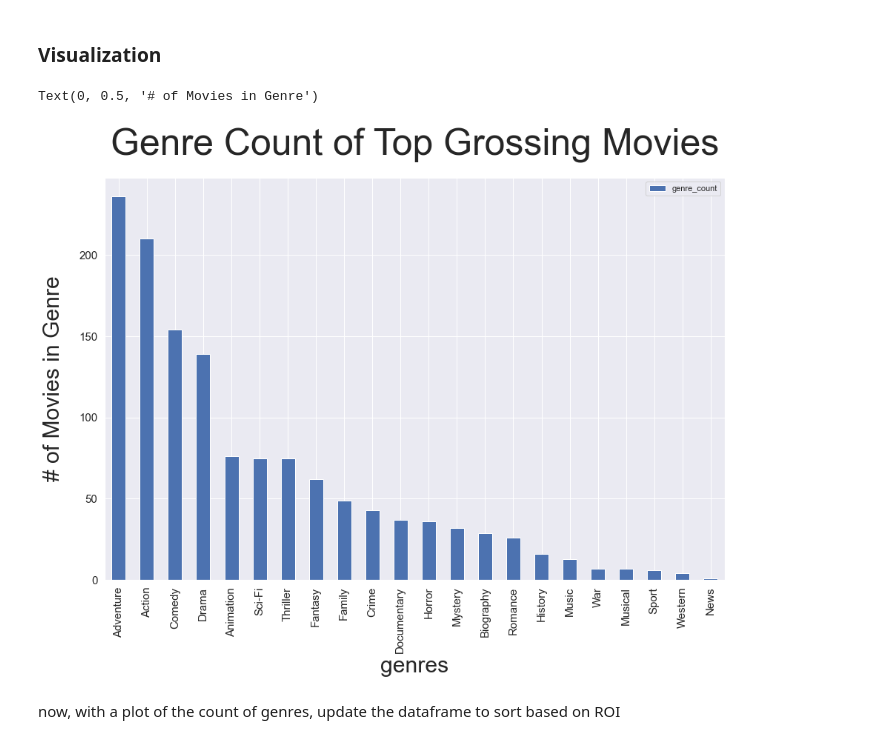
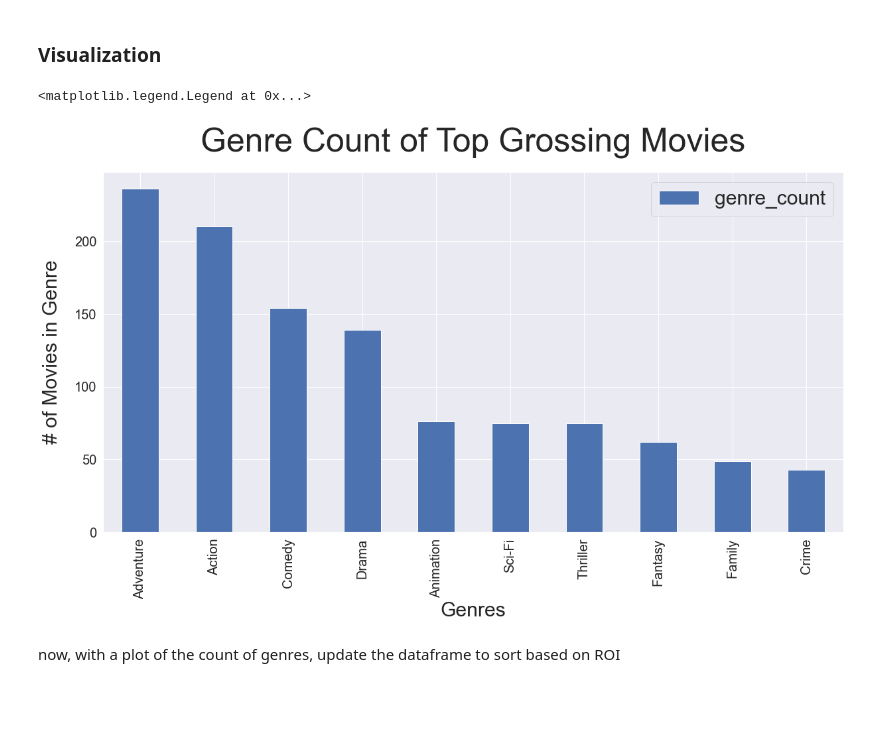
Before and after one commit to JordanMang/phase_1_id10t_team, a Jupyter notebook: primary_notebook.ipynb, the cells around one changed output. Saved outputs shown, nothing was run; the diff lists cells and outputs as text; code cells hidden in the pictures; blank space fills up the shorter version.

```diff
--- a/primary_notebook.ipynb
+++ b/primary_notebook.ipynb
@@ -398,27 +429,33 @@ top_genres
 # %%
 sns.set(style="darkgrid")
 
 sns.color_palette("rocket")
 
-sns.set(rc = {'figure.figsize':(15,10)})
+sns.set(rc = {'figure.figsize':(20,10)})
+
+#Set chart to only show top 10 Genres
+plot_order = top_genres.index.values
 
 #create stacked bar chart
-plot = top_genres.set_index('genre').plot(kind='bar', y='genre_count', stacked=False)
+plot = top_genres.head(10).set_index('genre').plot(kind='bar',
+                                          y='genre_count',
+                                          stacked=False)
 
 #add overall title
 plt.title('Genre Count of Top Grossing Movies', fontsize=50, pad=30)
 
 #update y axis from scientific notation
 plot.ticklabel_format(style='plain', scilimits=(0,20), axis='y')
 
 #add axis titles/font sizes
-plt.xticks(fontsize=15)
-plt.yticks(fontsize=15)
-plt.xlabel('genres', fontsize=30)
+plt.xticks(fontsize=20)
+plt.yticks(fontsize=20)
+plt.xlabel('Genres', fontsize=30)
 plt.ylabel('# of Movies in Genre', fontsize=30,  labelpad=20)
+plt.legend(fontsize=30)
 # %% [output]
-Text(0, 0.5, '# of Movies in Genre')
+<matplotlib.legend.Legend at 0x...>
-[figure, old version]
+[figure, new version]
 # %% [markdown]
 now, with a plot of the count of genres, update the dataframe to sort based on ROI
 # %%
```
Also changed, not shown: parts of 101 cells of this notebook, 1 other file.
